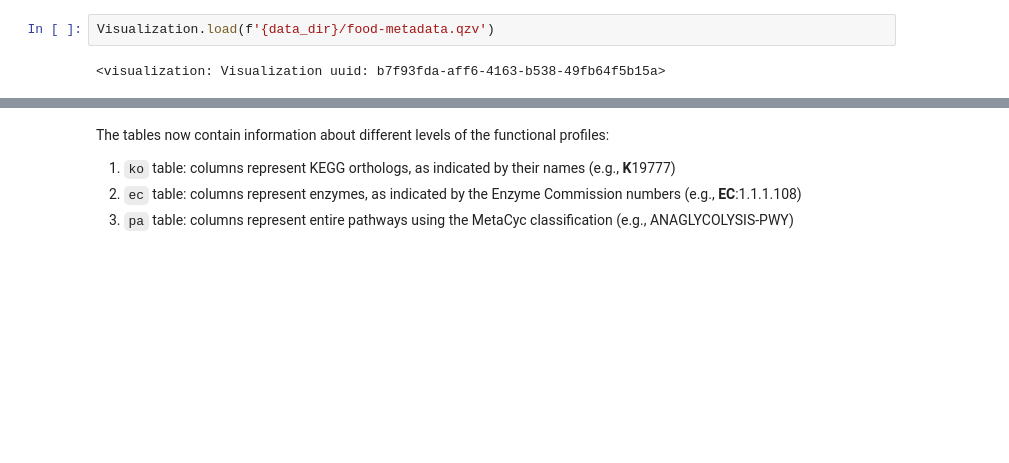
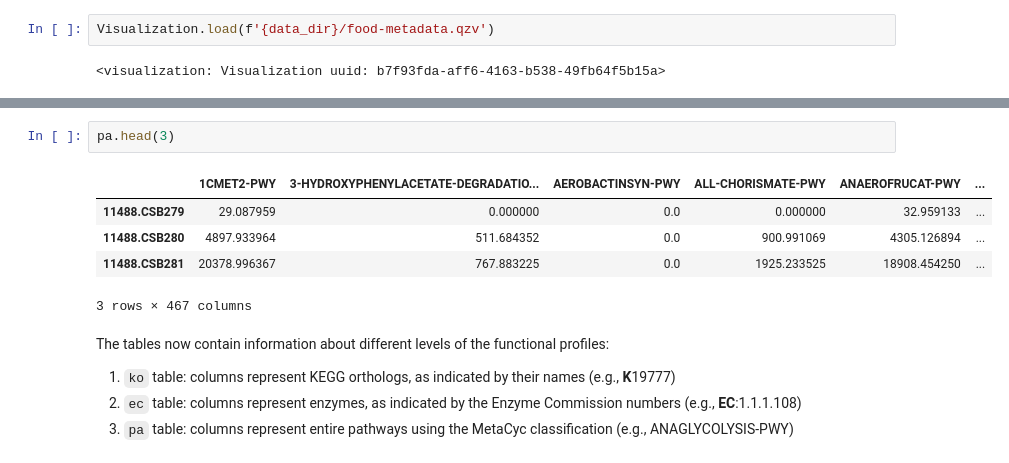
Before and after one commit to besutter1/Cheez-Eyez, a Jupyter notebook: metagenomics.ipynb, the cells around one changed output, grey strips where cells are left out. Cells and saved outputs as stored; diff of their text form; blank space fills up the shorter version.

```diff
--- a/metagenomics.ipynb
+++ b/metagenomics.ipynb
@@ -87,3 +98,11 @@ pa = q2.Artifact.load(f'{data_dir}/picrust2_results/pathway_abundance.qza').view
+# %%
+pa.head(3)
+# %% [output]
+|  | 1CMET2-PWY | 3-HYDROXYPHENYLACETATE-DEGRADATIO... | AEROBACTINSYN-PWY | ALL-CHORISMATE-PWY | ANAEROFRUCAT-PWY | ... |
+| 11488.CSB279 | 29.087959 | 0.000000 | 0.0 | 0.000000 | 32.959133 | ... |
+| 11488.CSB280 | 4897.933964 | 511.684352 | 0.0 | 900.991069 | 4305.126894 | ... |
+| 11488.CSB281 | 20378.996367 | 767.883225 | 0.0 | 1925.233525 | 18908.454250 | ... |
+3 rows × 467 columns
 # %% [markdown]
 The tables now contain information about different levels of the functional profiles:
 
```
Also changed, not shown: parts of 10 cells of this notebook.
